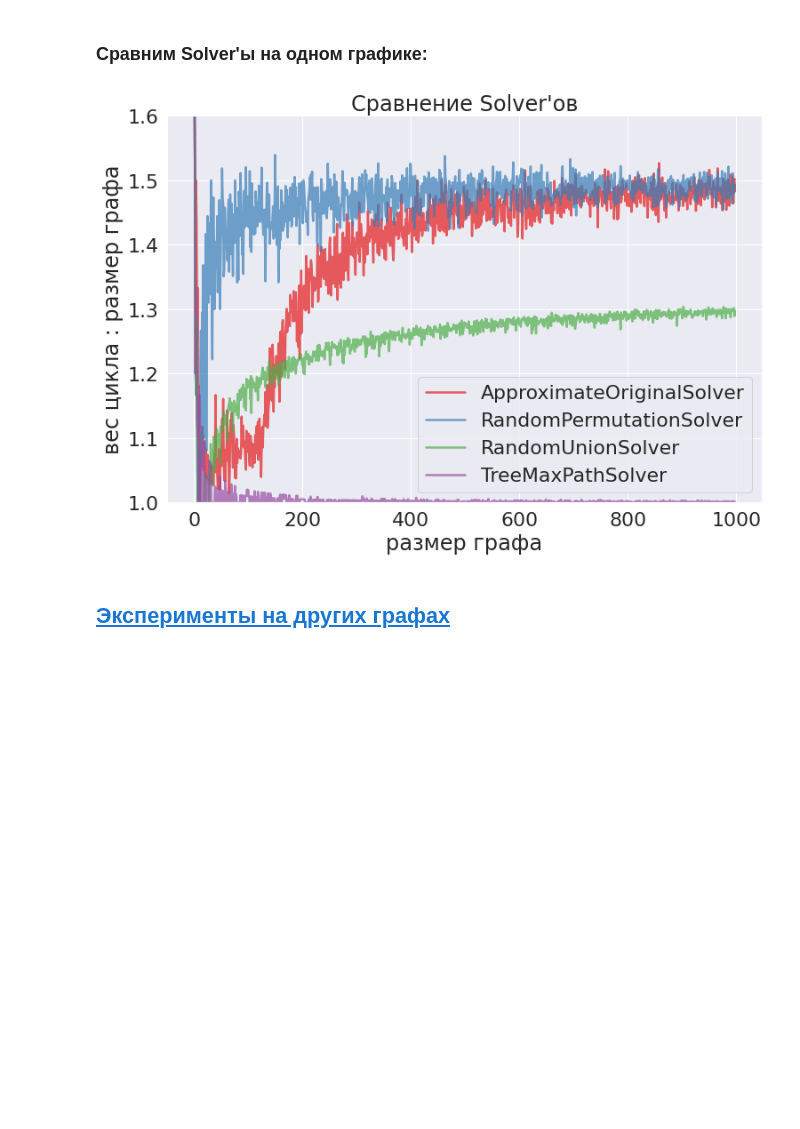
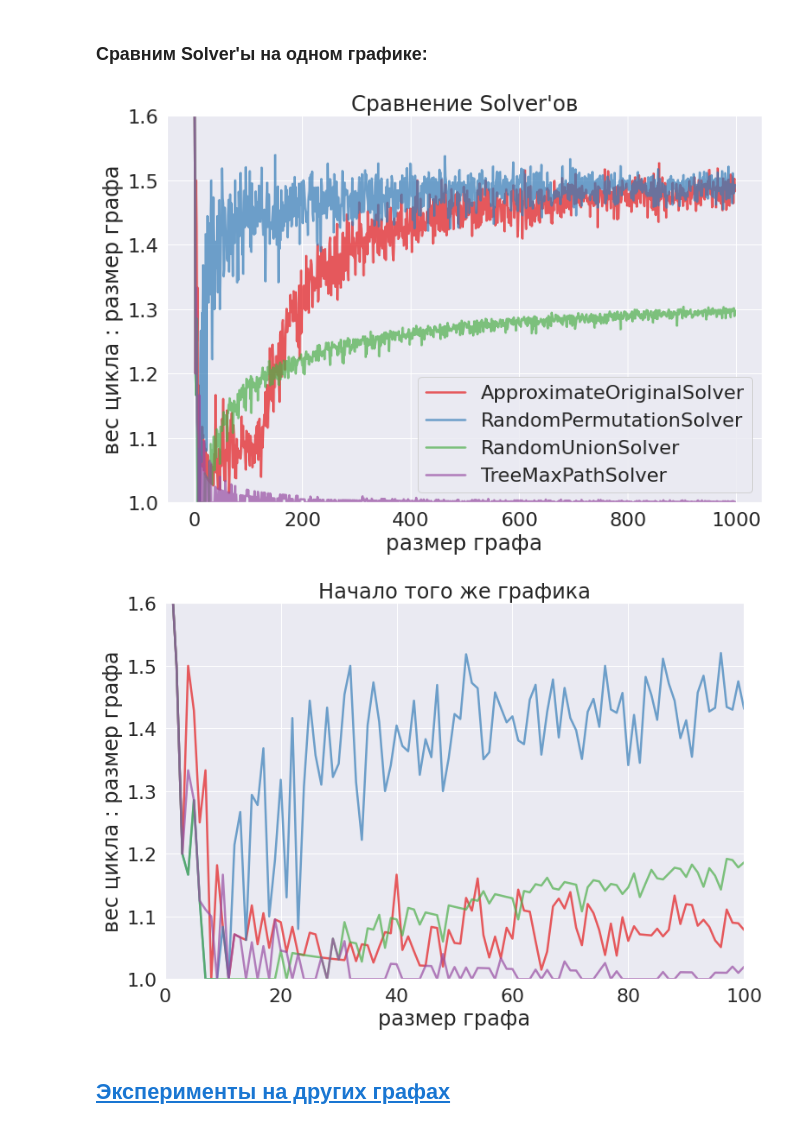
Before and after one commit to falseness/tsp, a Jupyter notebook: project.ipynb, the cells around one changed output. Drawn from its saved outputs; the diff is of its cells as text; code cells hidden in the pictures; blank space fills up the shorter version.

```diff
--- a/project.ipynb
+++ b/project.ipynb
@@ -204,19 +262,27 @@ save_results(results, 'tree_max_path_solver.csv')
 # %% [markdown]
 ### Сравним Solver'ы на одном графике:
 # %%
-files = ['approximate_original_solver_k21.csv', 'random_permutation_solver.csv', 'random_union_solver.csv',
-         'tree_max_path_solver.csv']
-names = ['ApproximateOriginalSolver', 'RandomPermutationSolver', 'RandomUnionSolver', 'TreeMaxPathSolver']
+def compare_solvers(title, draw_legend=True):
+    files = ['approximate_original_solver_k21.csv', 'random_permutation_solver.csv', 'random_union_solver.csv',
+             'tree_max_path_solver.csv']
+    names = ['ApproximateOriginalSolver', 'RandomPermutationSolver', 'RandomUnionSolver', 'TreeMaxPathSolver']
 
-prepare_drawing('размер графа', 'вес цикла : размер графа', "Сравнение Solver'ов")
+    prepare_drawing('размер графа', 'вес цикла : размер графа', title)
 
-for name, data_file_name in zip(names, files):
-    sns.lineplot(data=load_results(data_file_name), linewidth=2.5, alpha=0.7)
+    for name, data_file_name in zip(names, files):
+        sns.lineplot(data=load_results(data_file_name), linewidth=2.5, alpha=0.7)
 
-plt.legend(names)
-plt.ylim(1.0, 1.6);
+    if draw_legend:
+        plt.legend(names)
-# %% [output]
-[figure, removed]
+# %%
+compare_solvers("Сравнение Solver'ов")
+plt.ylim(1.0, 1.6);
+compare_solvers('Начало того же графика', False)
+plt.xlim(0, 100);
+plt.ylim(1.0, 1.6);
+# %% [output]
+[figure, added]
+[figure, added]
 # %% [markdown]
 ## <a id="other_graph_experiment">[Эксперименты на других графах](#plan)</a>
 # %% [markdown]
```
Also changed, not shown: parts of 18 cells of this notebook.
